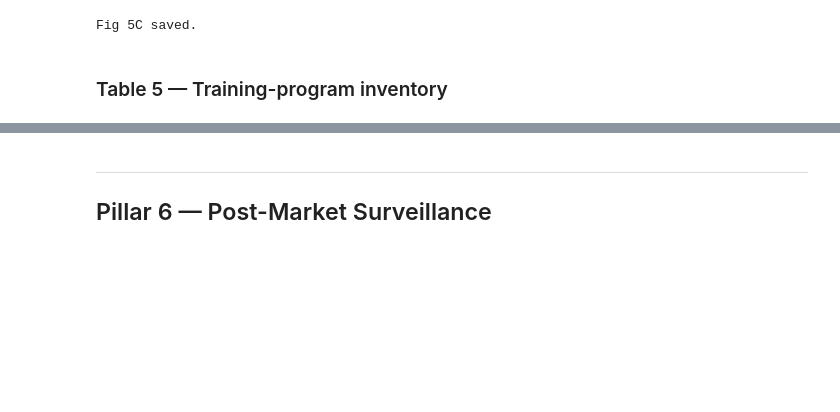
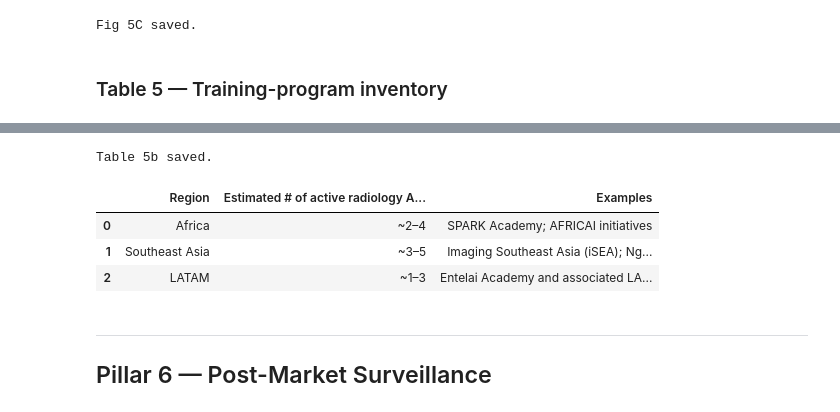
Before and after one commit to annegab1804/JACR_Article, a Jupyter notebook: notebooks/fda_analysis.ipynb, the cells around one changed output, grey strips where cells are left out. Saved outputs shown, nothing was run; the diff lists cells and outputs as text; code cells hidden in the pictures; blank space fills up the shorter version.

```diff
--- a/notebooks/fda_analysis.ipynb
+++ b/notebooks/fda_analysis.ipynb
@@ -1561,3 +1649,32 @@ Table 5 saved.
+# %%
+table5b = pd.DataFrame([
+    {
+        'Region': 'Africa',
+        'Estimated # of active radiology AI training programs': '~2–4',
+        'Examples': 'SPARK Academy; AFRICAI initiatives'
+    },
+    {
+        'Region': 'Southeast Asia',
+        'Estimated # of active radiology AI training programs': '~3–5',
+        'Examples': 'Imaging Southeast Asia (iSEA); Ng Teng Fong General Hospital (Singapore); Regional CME / AI radiology academies such as MHC Academy'
+    },
+    {
+        'Region': 'LATAM',
+        'Estimated # of active radiology AI training programs': '~1–3',
+        'Examples': 'Entelai Academy and associated LATAM imaging AI education programs'
+    }
+])
+
+# Export en format Excel
+table5b.to_excel(f'{OUT_SUPP}/Table5b_Training-program_coverage gap.xlsx', index=False)
+
+print('Table 5b saved.'); table5b
+# %% [output]
+Table 5b saved.
+|  | Region | Estimated # of active radiology A... | Examples |
+| 0 | Africa | ~2–4 | SPARK Academy; AFRICAI initiatives |
+| 1 | Southeast Asia | ~3–5 | Imaging Southeast Asia (iSEA); Ng... |
+| 2 | LATAM | ~1–3 | Entelai Academy and associated LA... |
 # %% [markdown]
 ---
 ## Pillar 6 — Post-Market Surveillance
```
Also changed, not shown: parts of 4 cells of this notebook, 4 other files.
